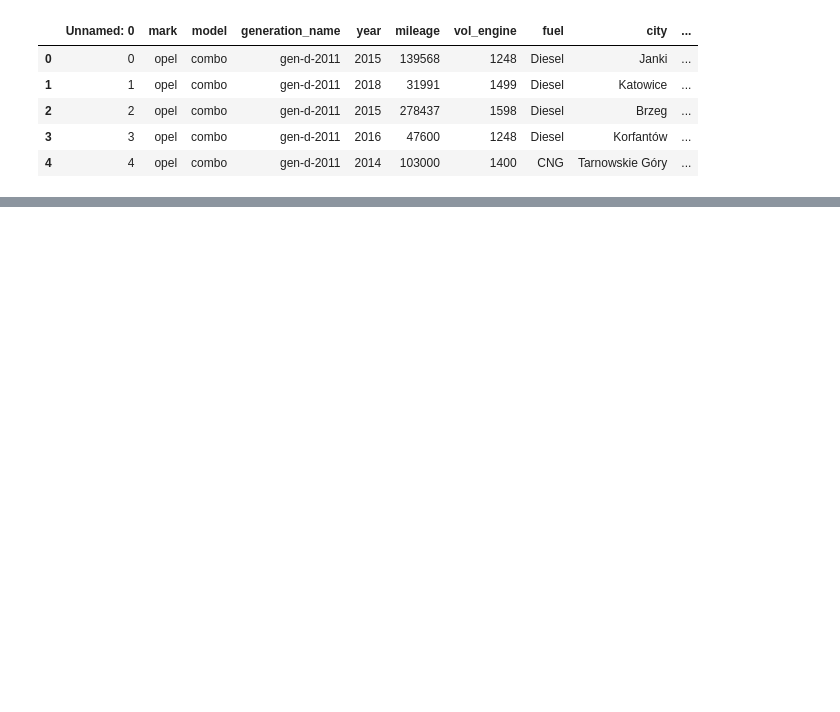
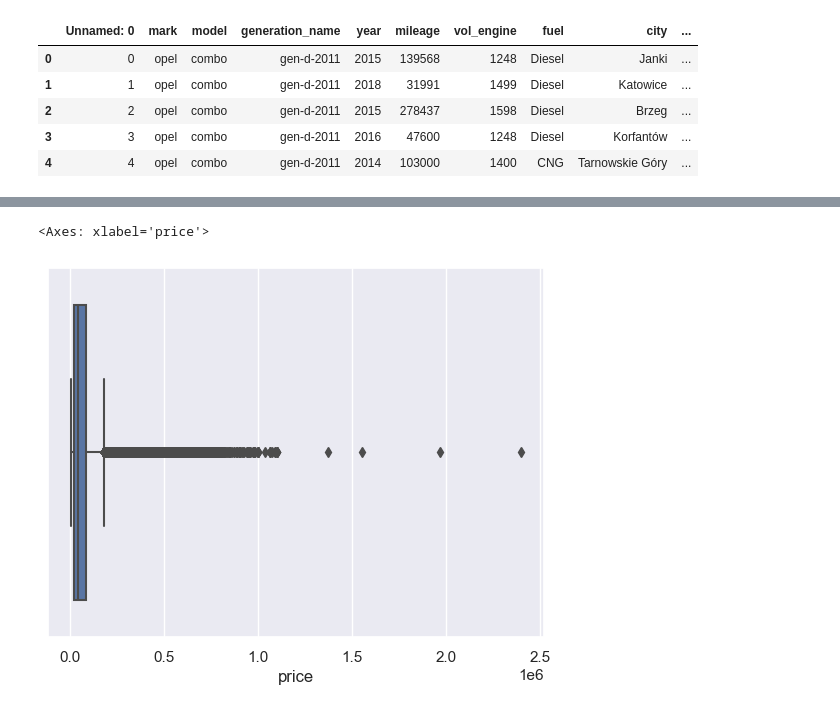
Before and after one commit to adamsiedlecki/ASI_projekt, a Jupyter notebook: analiza_danych.ipynb, the cells around one changed output, grey strips where cells are left out. Cells and saved outputs as stored; diff of their text form; code cells hidden in the pictures; blank space fills up the shorter version.

```diff
--- a/analiza_danych.ipynb
+++ b/analiza_danych.ipynb
@@ -64,3 +70,10 @@ city                   0
 province               0
 price                  0
 dtype: int64
+# %%
+# Zobaczmy jak rozkładają się wartości
+
+sns.boxplot(x=df['price'])
+# %% [output]
+<Axes: xlabel='price'>
+[figure, added]
```
Also changed, not shown: parts of 22 cells of this notebook, 1 other file.
